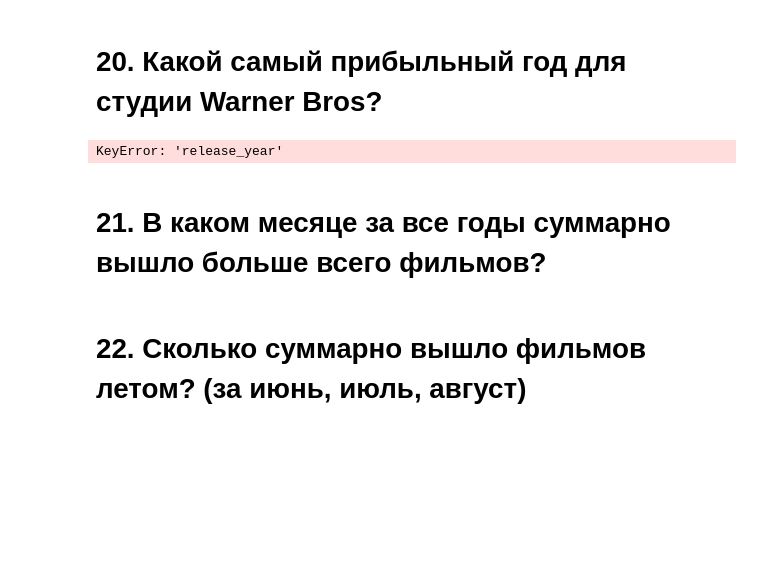
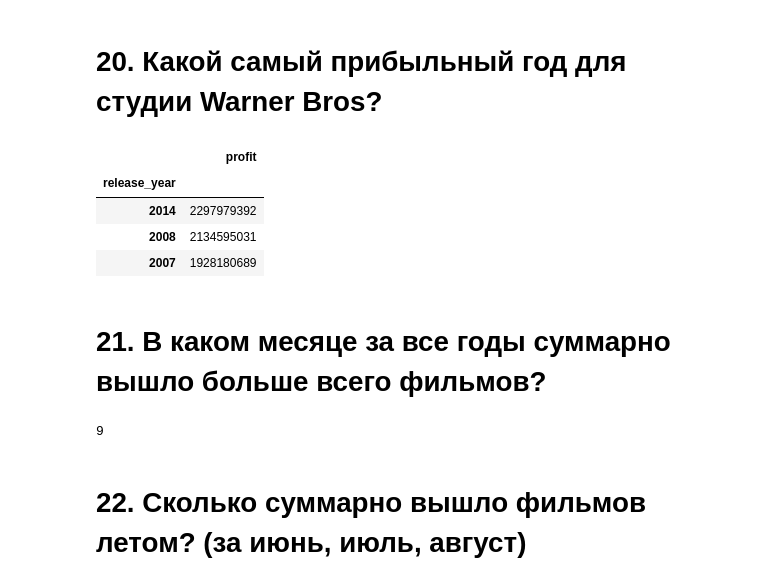
Before and after one commit to mintylife/SkillFactory, a Jupyter notebook: module_1/Movies_IMBD_v4.1_TEMPLATE.ipynb, the cells around one changed output. Saved outputs shown, nothing was run; the diff lists cells and outputs as text; code cells hidden in the pictures; blank space fills up the shorter version.

Commit message:
answer q21

```diff
--- a/module_1/Movies_IMBD_v4.1_TEMPLATE.ipynb
+++ b/module_1/Movies_IMBD_v4.1_TEMPLATE.ipynb
@@ -409,13 +409,26 @@ Name: revenue, dtype: int64
 # %%
 WB_movies = data[data['production_companies'].str.find('Warner Bros')>0][['release_year','profit']]
 most_profit_year = WB_movies.groupby('release_year').sum().sort_values(['profit'],ascending=False)
-most_profit_year.head(3)
 
-answer(most_profit_year['release_year'][0])
+display(most_profit_year.head(3))
+
+answer(most_profit_year.index[0], 20, False)
 # %% [output]
-KeyError: 'release_year'
+|  | profit |
+| release_year |  |
+| 2014 | 2297979392 |
+| 2008 | 2134595031 |
+| 2007 | 1928180689 |
 # %% [markdown]
 # 21. В каком месяце за все годы суммарно вышло больше всего фильмов?
+# %%
+months = data['release_date'].apply(lambda x: x.month)
+months = months.groupby(months).count().sort_values(ascending = False)
+
+answer(months.index[0],21, False)
+answers[21]
+# %% [output]
+9
 # %% [markdown]
 # 22. Сколько суммарно вышло фильмов летом? (за июнь, июль, август)
 # %% [markdown]
```
Also changed, not shown: parts of 7 cells of this notebook.
